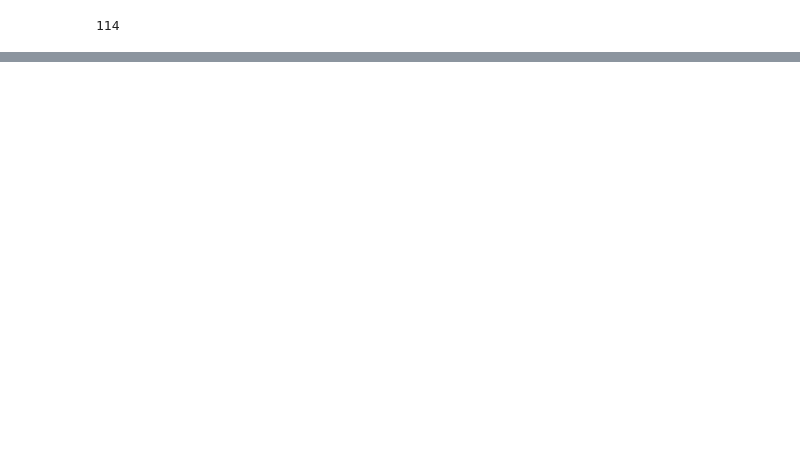
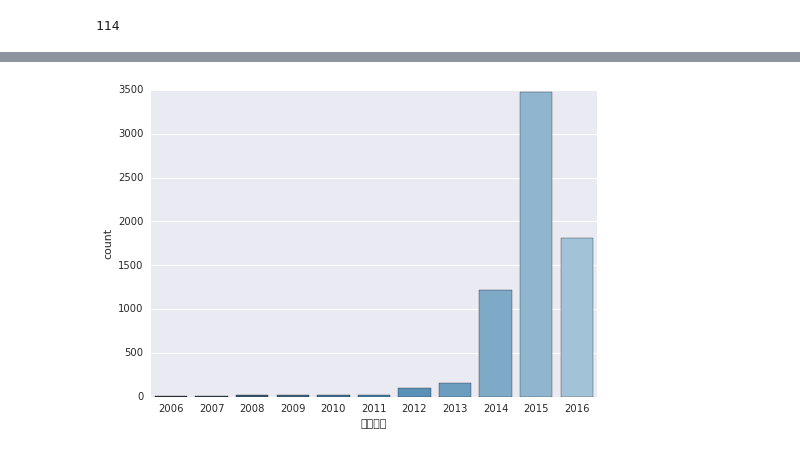
Before and after one commit to januslian/neeqem, a Jupyter notebook: src/Stocks.ipynb, the cells around one changed output, grey strips where cells are left out. Cells and saved outputs as stored; diff of their text form; code cells hidden in the pictures; blank space fills up the shorter version.

Commit message:
Data update

```diff
--- a/src/Stocks.ipynb
+++ b/src/Stocks.ipynb
@@ -176,0 +225,4 @@ a = len(stocks_neeq_all[stocks_neeq_all["挂牌日期"] <= pandas.Timestamp('200
+# %%
+sns.countplot(x="挂牌年度", data=stocks_neeq_all, palette="Blues_d");
+# %% [output]
+[figure, added]
```
Also changed, not shown: parts of 7 cells of this notebook, 5 other files.
